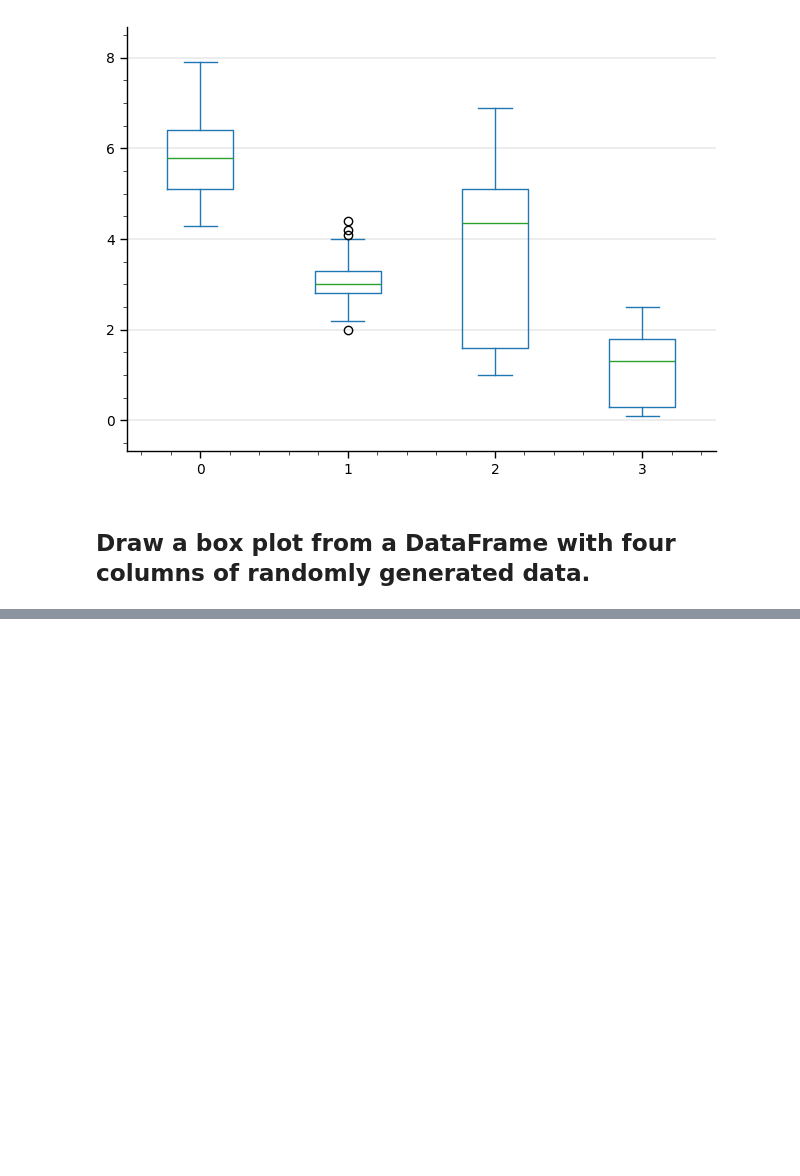
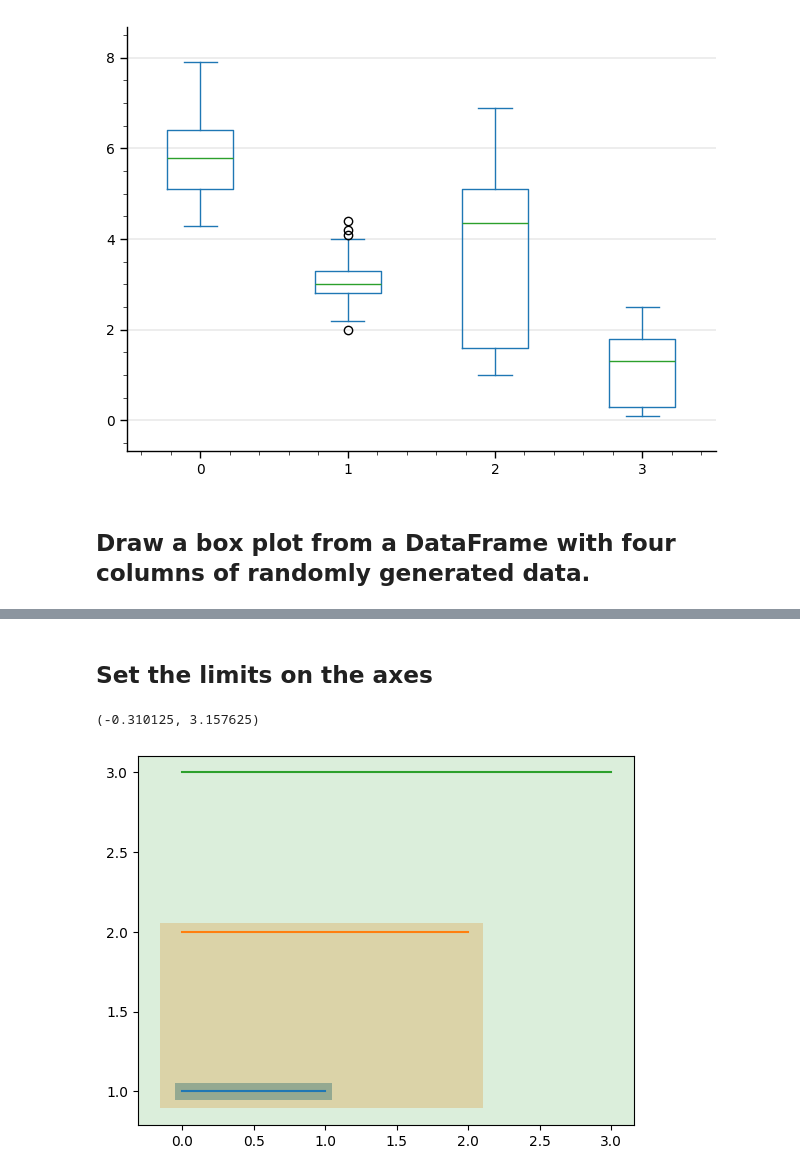
Before and after one commit to romz-pl/Jupyter-Python, a Jupyter notebook: 04-matplotlib/matplotlib.ipynb, the cells around one changed output, grey strips where cells are left out. Saved outputs shown, nothing was run; the diff lists cells and outputs as text; code cells hidden in the pictures; blank space fills up the shorter version.

Commit message:
Set the limits on the axes

```diff
--- a/04-matplotlib/matplotlib.ipynb
+++ b/04-matplotlib/matplotlib.ipynb
@@ -363,0 +366,16 @@ ax = df.plot.box()
+# %% [markdown]
+## Set the limits on the axes
+# %%
+fig, ax = plt.figure(), plt.axes()
+
+for i in range(1,4):
+    ax.plot([0,i], [i,i])
+    bottom_y, top_y = ax.get_ylim()
+    left_x, right_x = ax.get_xlim()
+    ax.fill_between(x = [left_x,right_x], y1 = bottom_y, y2 = top_y, alpha = 0.5/i)
+
+ax.set_ylim(bottom_y, top_y)
+ax.set_xlim(left_x, right_x)
+# %% [output]
+(-0.310125, 3.157625)
+[figure, added]
```
Also changed, not shown: parts of 1 cell of this notebook.
